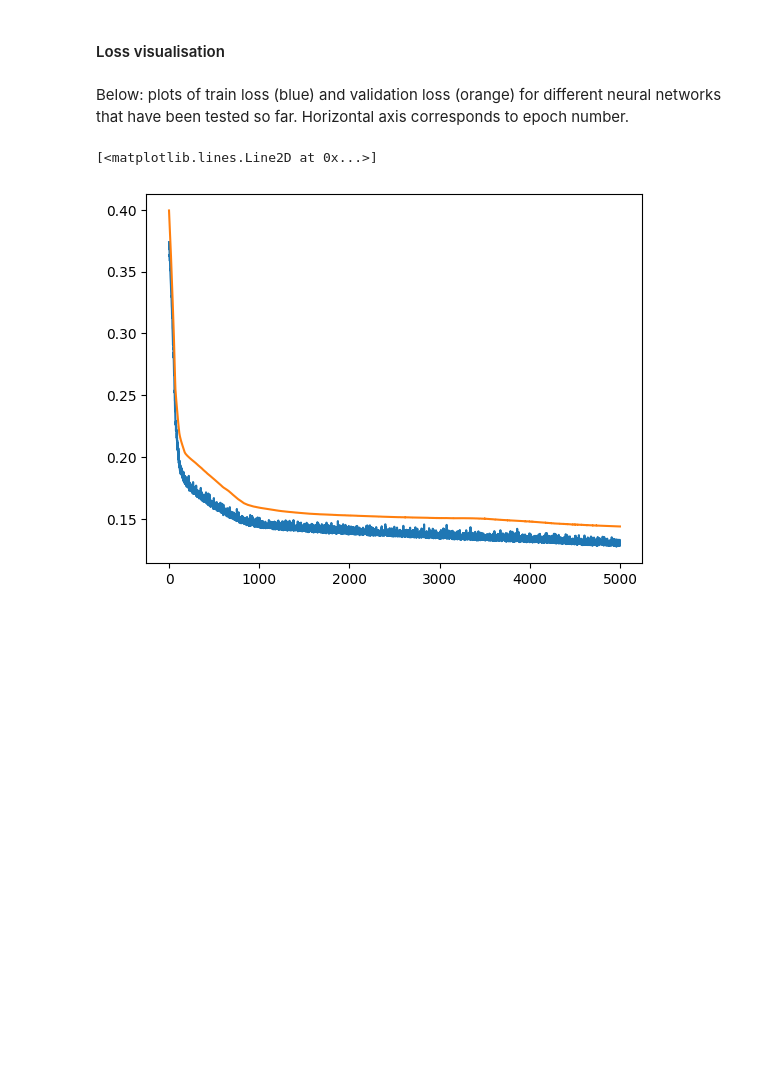
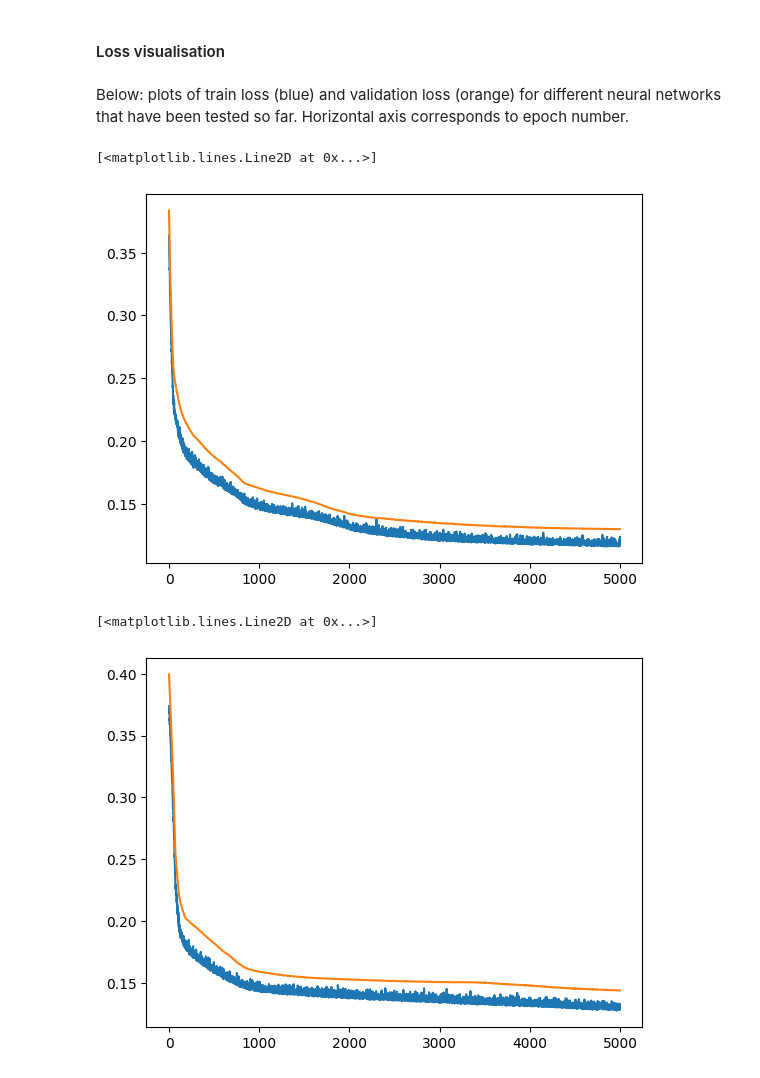
Before and after one commit to BDomzal/inks, a Jupyter notebook: notebooks/inks_nn_with_normalization.ipynb, the cells around one changed output. Cells and saved outputs as stored; diff of their text form; code cells hidden in the pictures; blank space fills up the shorter version.

Commit message:
Added custom loss (weighted L1)

```diff
--- a/notebooks/inks_nn_with_normalization.ipynb
+++ b/notebooks/inks_nn_with_normalization.ipynb
@@ -314,3 +314,20 @@ def train_one_epoch(loader, loss_fn, optimizer):
 
     avg_loss = running_loss / len(loader) # loss per batch
     return avg_loss
+# %%
+weights = torch.tensor([1/8,1/8,1/8,1/8,1/8,1/8,1/8,1/8]).unsqueeze(1).to(device)
+
+class CustomLoss(nn.Module):
+    def __init__(self, weights=weights):
+        super(CustomLoss, self).__init__()
+        self.weights = weights
+        assert weights.shape[1] == 1
+
+    def forward(self, outputs, targets):
+        inner_loss = nn.L1Loss(reduction='none')
+        res = inner_loss(outputs, targets)
+        res = torch.mm(res, self.weights)
+        res = res.mean(axis=0)
+#         inner_loss_to_compare = nn.L1Loss(reduction='mean')
+#         assert torch.isclose(inner_loss_to_compare(outputs, targets), res)
+        return res
@@ -317,6 +342,7 @@ def train_one_epoch(loader, loss_fn, optimizer):
 # %%
 EPOCHS = 5000
-loss_fn = nn.L1Loss()
+#loss_fn = nn.L1Loss()
+loss_fn = CustomLoss()
 optimizer = torch.optim.Adam(model.parameters(), lr=0.0001)
 
 epoch_number = 0
@@ -342,6 +368,7 @@ for epoch in range(EPOCHS):
         for i, vdata in enumerate(val_loader):
             inputs, labels = vdata
             outputs = model(inputs)
+
             loss = loss_fn(outputs, labels)
             running_vloss += loss.item()
 
@@ -374,6 +402,14 @@ LOSS train 0.12845812837282816 test 0.14390630799675394
 #### Loss visualisation
 # %% [markdown]
 Below: plots of train loss (blue) and validation loss (orange) for different neural networks that have been tested so far. Horizontal axis corresponds to epoch number.
+# %%
+#no keeping one sample together
+#4 layers each 8 neurons, custom loss, equal weights
+plt.plot(train_losses) #real
+plt.plot(val_losses) #lr=0.0001
+# %% [output]
+[<matplotlib.lines.Line2D at 0x...>]
+[figure, added]
 # %%
 #no keeping one sample together
 #4 layers each 8 neurons
```
Also changed, not shown: parts of 2 cells of this notebook.
